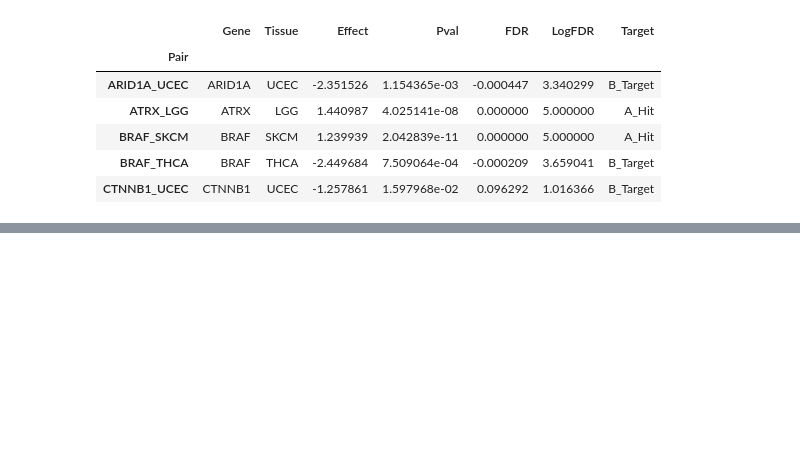
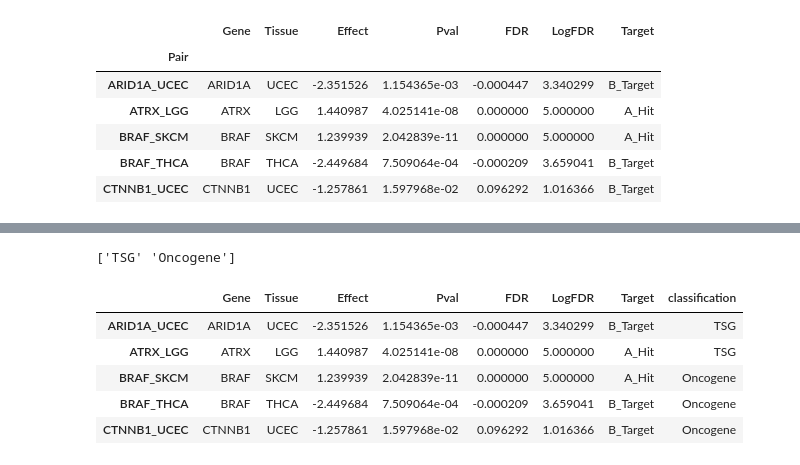
Before and after one commit to greenelab/mutation-fn, a Jupyter notebook: 0_download_data/0_download_data.ipynb, the cells around one changed output, grey strips where cells are left out. Drawn from its saved outputs; the diff is of its cells as text; code cells hidden in the pictures; blank space fills up the shorter version.

```diff
--- a/0_download_data/0_download_data.ipynb
+++ b/0_download_data/0_download_data.ipynb
@@ -136 +180,23 @@ park_gain_df.head()
+# %%
+gain_class_df = (park_gain_df
+    .merge(class_df.loc[:, ['classification']], left_index=True, right_index=True)
+)
+
+# format oncogene/TSG classification to work with vogelstein genes
+gain_class_df['classification'] = (
+    gain_class_df.classification.str.replace('possible ', '')
+                                    .replace('tsg', 'TSG')
+                                    .replace('oncogene', 'Oncogene')
+)
+
+print(gain_class_df.classification.unique())
+gain_class_df.head()
+# %% [output]
+['TSG' 'Oncogene']
+|  | Gene | Tissue | Effect | Pval | FDR | LogFDR | Target | classification |
+| ARID1A_UCEC | ARID1A | UCEC | -2.351526 | 1.154365e-03 | -0.000447 | 3.340299 | B_Target | TSG |
+| ATRX_LGG | ATRX | LGG | 1.440987 | 4.025141e-08 | 0.000000 | 5.000000 | A_Hit | TSG |
+| BRAF_SKCM | BRAF | SKCM | 1.239939 | 2.042839e-11 | 0.000000 | 5.000000 | A_Hit | Oncogene |
+| BRAF_THCA | BRAF | THCA | -2.449684 | 7.509064e-04 | -0.000209 | 3.659041 | B_Target | Oncogene |
+| CTNNB1_UCEC | CTNNB1 | UCEC | -1.257861 | 1.597968e-02 | 0.096292 | 1.016366 | B_Target | Oncogene |
 # %%
```
Also changed, not shown: parts of 4 cells of this notebook, 3 other files.
